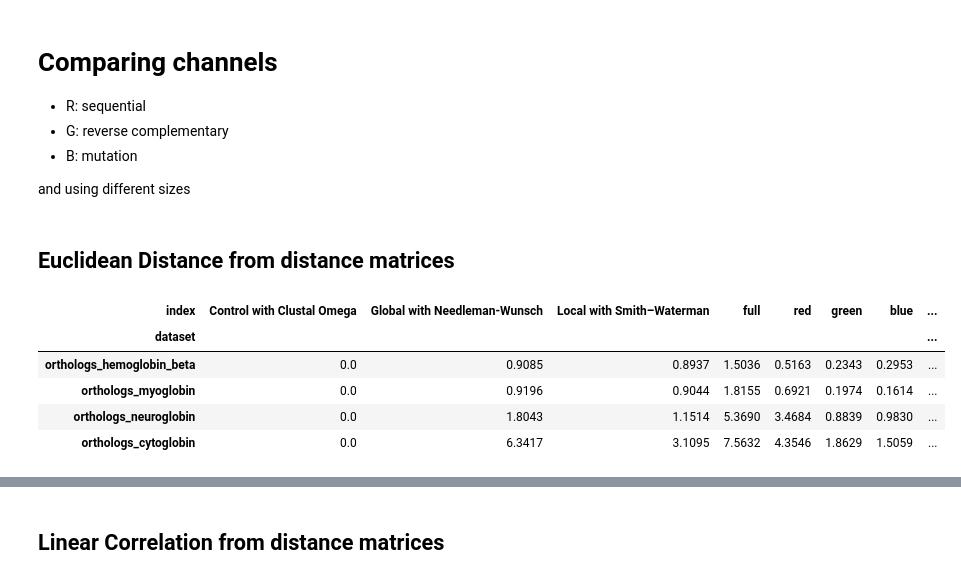
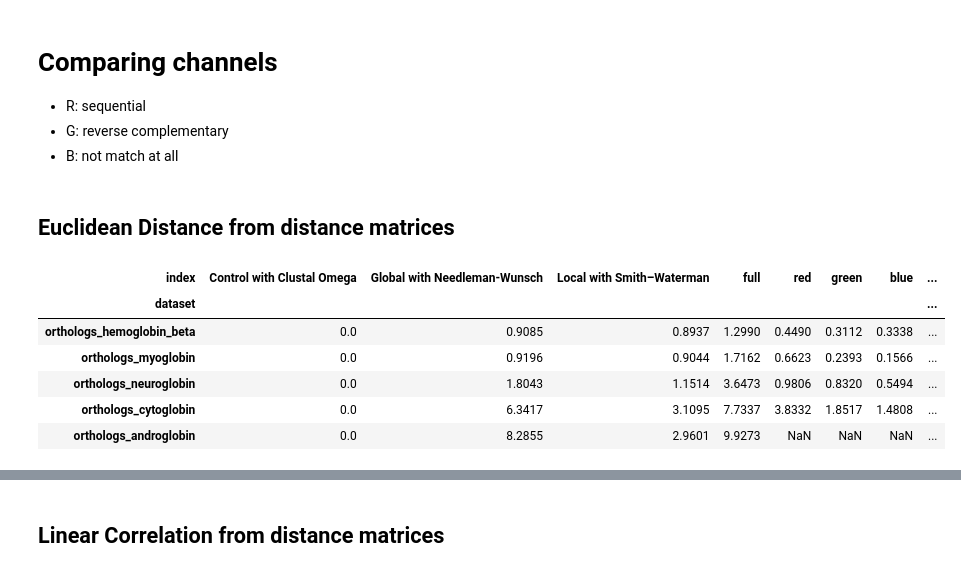
Before and after one commit to TreeTechDev/biomodelml, a Jupyter notebook: notebooks/results/Feature Analysis by Channel.ipynb, the cells around one changed output, grey strips where cells are left out. Drawn from its saved outputs; the diff is of its cells as text; code cells hidden in the pictures.

```diff
--- a/notebooks/results/Feature Analysis by Channel.ipynb
+++ b/notebooks/results/Feature Analysis by Channel.ipynb
@@ -3,9 +3,7 @@
 
 - R: sequential
 - G: reverse complementary
-- B: mutation
-
-and using different sizes
+- B: not match at all
 # %%
 import ppscore
 import pandas
@@ -24,8 +22,11 @@ def read_and_compare(dataset, channel="full"):
     for file in os.listdir(path):
         if file.endswith(".csv"):
             basename = ".".join(file.split(".")[0:-1])
-            df = pandas.read_csv(f"{path}/{file}", index_col=0)
-            result_dict[basename] = round(numpy.sqrt(numpy.sum((control_df.values - df.values)**2)), 4)
+            try:
+                df = pandas.read_csv(f"{path}/{file}", index_col=0)
+                result_dict[basename] = round(numpy.sqrt(numpy.sum((control_df.values - df.values)**2)), 4)
+            except FileNotFoundError:
+                pass
     result_df = pandas.DataFrame(result_dict, index=[dataset])
     result_df.rename(columns={"MultiScale Structural Similarity Index Measure": channel}, inplace=True)
     result_df.index.name = "dataset"
@@ -34,18 +35,19 @@ def read_and_compare(dataset, channel="full"):
 ## Euclidean Distance from distance matrices
 # %%
 channels = ("full", "red", "green", "blue", "red_green", "red_blue", "green_blue", "gray_r", "gray_g", "gray_b", "gray_max", "gray_mean")
-datasets = ["orthologs_hemoglobin_beta", "orthologs_myoglobin", "orthologs_neuroglobin", "orthologs_cytoglobin"]#, "orthologs_androglobin"]
+datasets = ["orthologs_hemoglobin_beta", "orthologs_myoglobin", "orthologs_neuroglobin", "orthologs_cytoglobin", "orthologs_androglobin"]
 sum_dfs = []
 for channel in channels:
     dfs = []
     for dataset in datasets:
         dfs.append(read_and_compare(dataset, channel))
     sum_dfs.append(pandas.concat(dfs))
-pandas.concat(sum_dfs, axis=1).T.reset_index().drop_duplicates().set_index("index").T
+pandas.concat(sum_dfs, axis=1).T.reset_index().drop_duplicates(["index"]).set_index("index").T
 # %% [output]
 | index | Control with Clustal Omega | Global with Needleman-Wunsch | Local with Smith–Waterman | full | red | green | blue | ... |
 | dataset |  |  |  |  |  |  |  | ... |
-| orthologs_hemoglobin_beta | 0.0 | 0.9085 | 0.8937 | 1.5036 | 0.5163 | 0.2343 | 0.2953 | ... |
-| orthologs_myoglobin | 0.0 | 0.9196 | 0.9044 | 1.8155 | 0.6921 | 0.1974 | 0.1614 | ... |
-| orthologs_neuroglobin | 0.0 | 1.8043 | 1.1514 | 5.3690 | 3.4684 | 0.8839 | 0.9830 | ... |
-| orthologs_cytoglobin | 0.0 | 6.3417 | 3.1095 | 7.5632 | 4.3546 | 1.8629 | 1.5059 | ... |
+| orthologs_hemoglobin_beta | 0.0 | 0.9085 | 0.8937 | 1.2990 | 0.4490 | 0.3112 | 0.3338 | ... |
+| orthologs_myoglobin | 0.0 | 0.9196 | 0.9044 | 1.7162 | 0.6623 | 0.2393 | 0.1566 | ... |
+| orthologs_neuroglobin | 0.0 | 1.8043 | 1.1514 | 3.6473 | 0.9806 | 0.8320 | 0.5494 | ... |
+| orthologs_cytoglobin | 0.0 | 6.3417 | 3.1095 | 7.7337 | 3.8332 | 1.8517 | 1.4808 | ... |
+| orthologs_androglobin | 0.0 | 8.2855 | 2.9601 | 9.9273 | NaN | NaN | NaN | ... |
```
Also changed, not shown: parts of 15 cells of this notebook, 4 other files.
